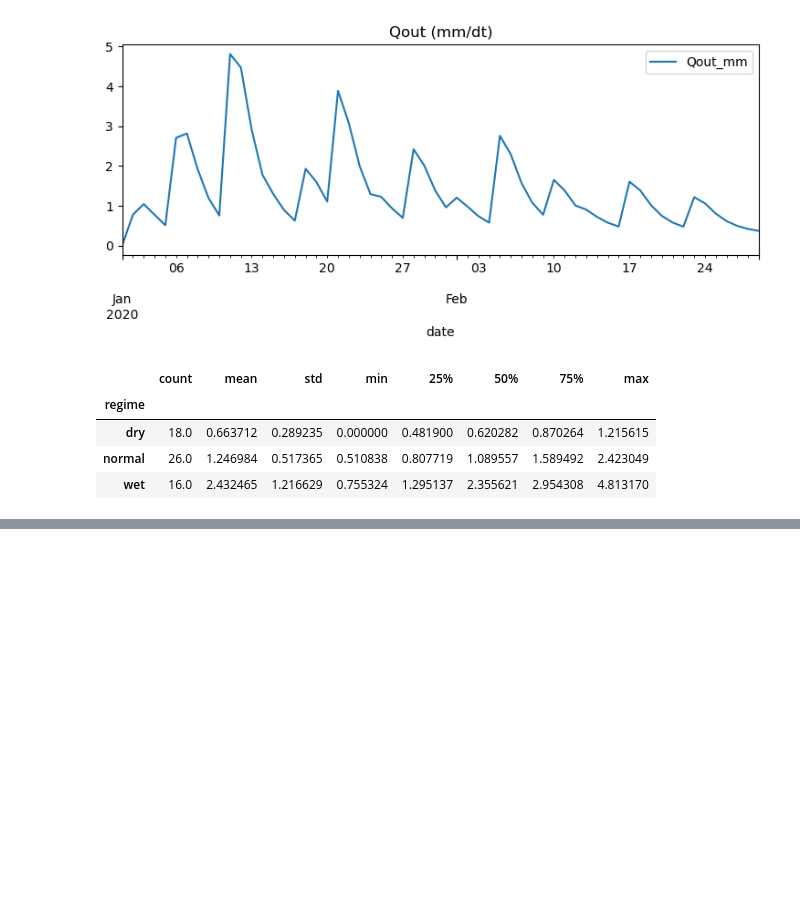
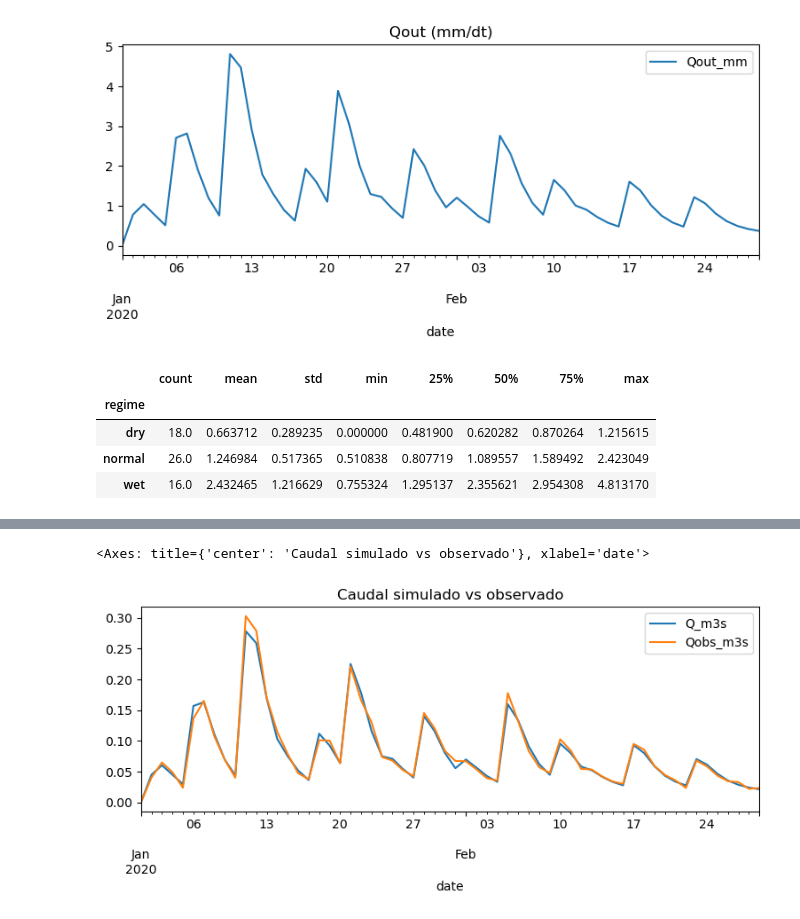
Before and after one commit to uranzea/ModHD, a Jupyter notebook: notebooks/calibracion_y_analisis.ipynb, the cells around one changed output, grey strips where cells are left out. Drawn from its saved outputs; the diff is of its cells as text; code cells hidden in the pictures; blank space fills up the shorter version.

```diff
--- a/notebooks/calibracion_y_analisis.ipynb
+++ b/notebooks/calibracion_y_analisis.ipynb
@@ -68,0 +73,13 @@ wet NSE= 0.9426917162472523
+# %%
+
+# 6) Comparación caudal simulado vs observado
+df_obs = load_csv('../data/example_discharge.csv')
+# Asegurar que la columna se llame 'Qobs_m3s'
+if 'Qobs_m3s' not in df_obs.columns:
+    raise ValueError('La columna Qobs_m3s no se encuentra en example_discharge.csv')
+# Unir las series por fecha y graficar
+comp = sim[['Q_m3s']].join(df_obs['Qobs_m3s'].rename('Qobs_m3s'), how='inner')
+comp.plot(title='Caudal simulado vs observado', figsize=(9,3))
+# %% [output]
+<Axes: title={'center': 'Caudal simulado vs observado'}, xlabel='date'>
+[figure, added]
```
Also changed, not shown: parts of 7 cells of this notebook, 6 other files.
